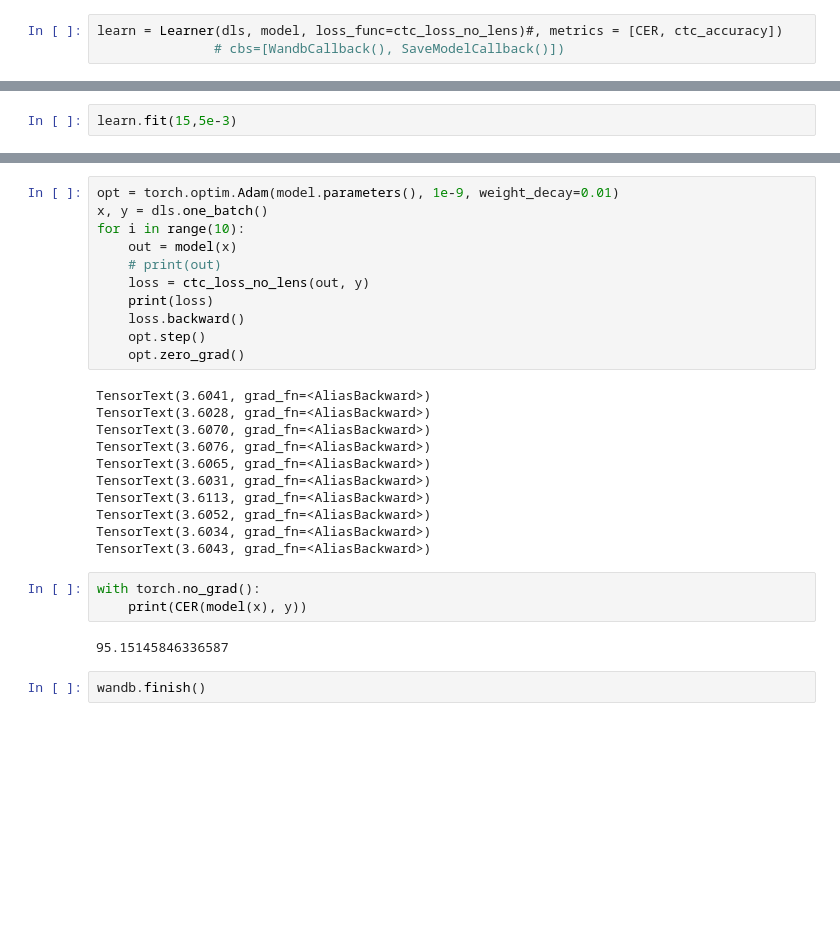
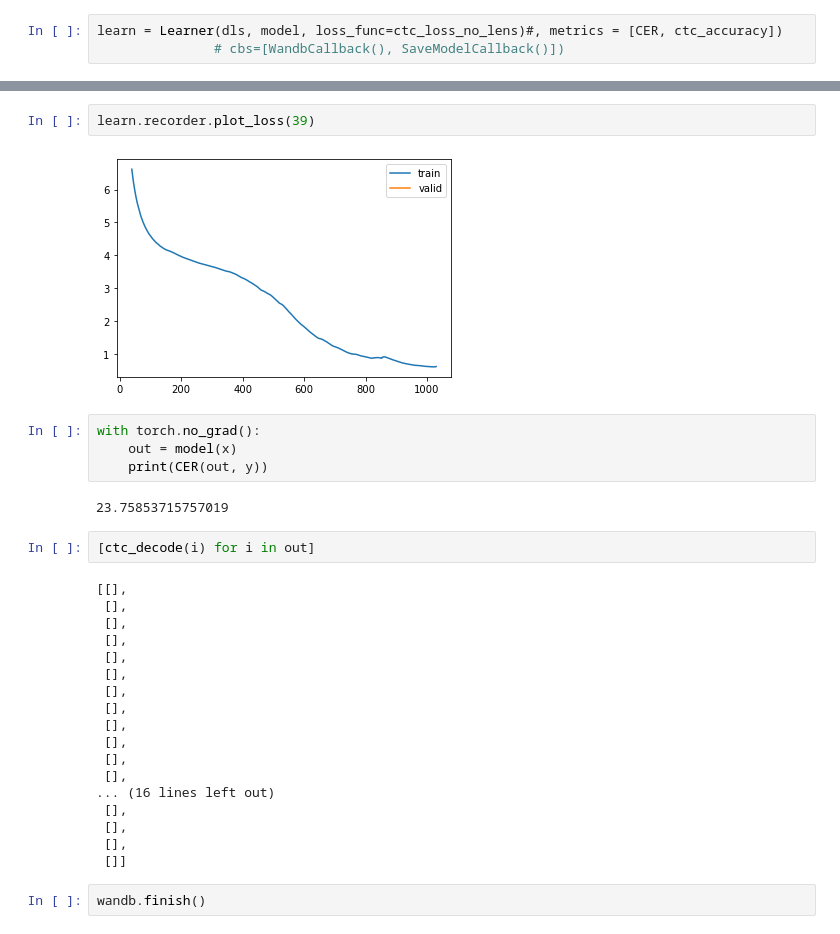
Before and after one commit to mizoru/pronunciation-trainer, a Jupyter notebook: training-QuartzNet.ipynb, the cells around one changed output, grey strips where cells are left out. Cells and saved outputs as stored; diff of their text form; blank space fills up the shorter version.

```diff
--- a/training-QuartzNet.ipynb
+++ b/training-QuartzNet.ipynb
@@ -378,2 +377,0 @@ learn.fit_one_cycle(9, 1e-1)
-# %%
-learn.fit(15,5e-3)
@@ -417,30 +378,33 @@ class Optimizer(_BaseOptimizer):
-# %%
-opt = torch.optim.Adam(model.parameters(), 1e-9, weight_decay=0.01)
-x, y = dls.one_batch()
-for i in range(10):
-    out = model(x)
-    # print(out)
-    loss = ctc_loss_no_lens(out, y)
-    print(loss)
-    loss.backward()
-    opt.step()
-    opt.zero_grad()
-# %% [output]
-TensorText(3.6041, grad_fn=<AliasBackward>)
-TensorText(3.6028, grad_fn=<AliasBackward>)
-TensorText(3.6070, grad_fn=<AliasBackward>)
-TensorText(3.6076, grad_fn=<AliasBackward>)
-TensorText(3.6065, grad_fn=<AliasBackward>)
-TensorText(3.6031, grad_fn=<AliasBackward>)
-TensorText(3.6113, grad_fn=<AliasBackward>)
-TensorText(3.6052, grad_fn=<AliasBackward>)
-TensorText(3.6034, grad_fn=<AliasBackward>)
-TensorText(3.6043, grad_fn=<AliasBackward>)
+# %%
+learn.recorder.plot_loss(39)
+# %% [output]
+[figure, added]
 # %%
 with torch.no_grad():
-    print(CER(model(x), y))
+    out = model(x)
+    print(CER(out, y))
 # %% [output]
-95.15145846336587
+23.75853715757019
+# %%
+[ctc_decode(i) for i in out]
+# %% [output]
+[[],
+ [],
+ [],
+ [],
+ [],
+ [],
+ [],
+ [],
+ [],
+ [],
+ [],
+ [],
+... (16 lines left out)
+ [],
+ [],
+ [],
+ []]
 # %%
 wandb.finish()
 # %%
```
Also changed, not shown: parts of 28 cells of this notebook.
